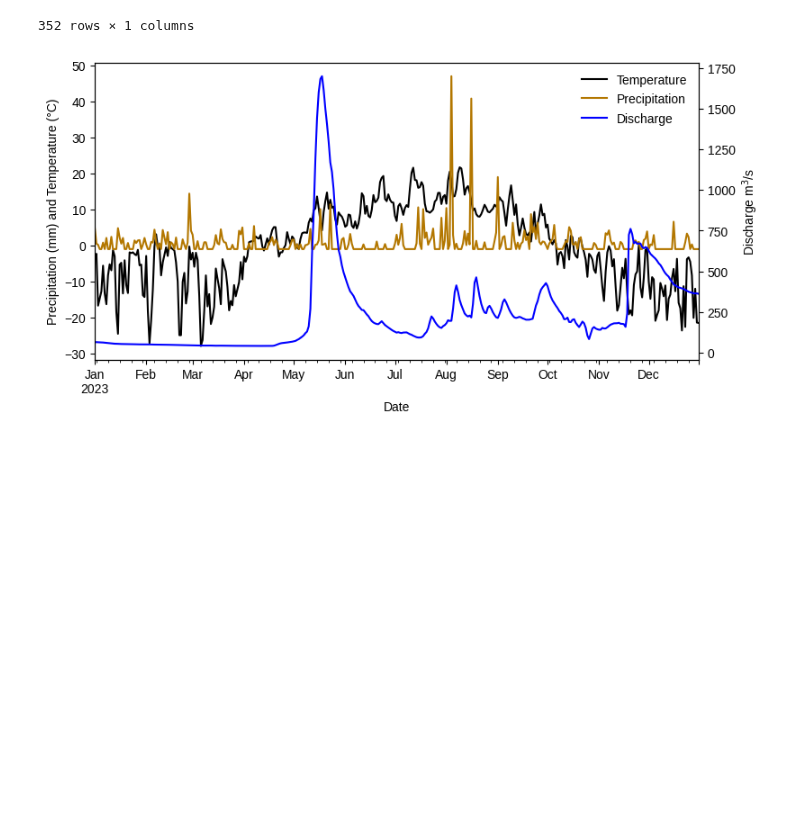
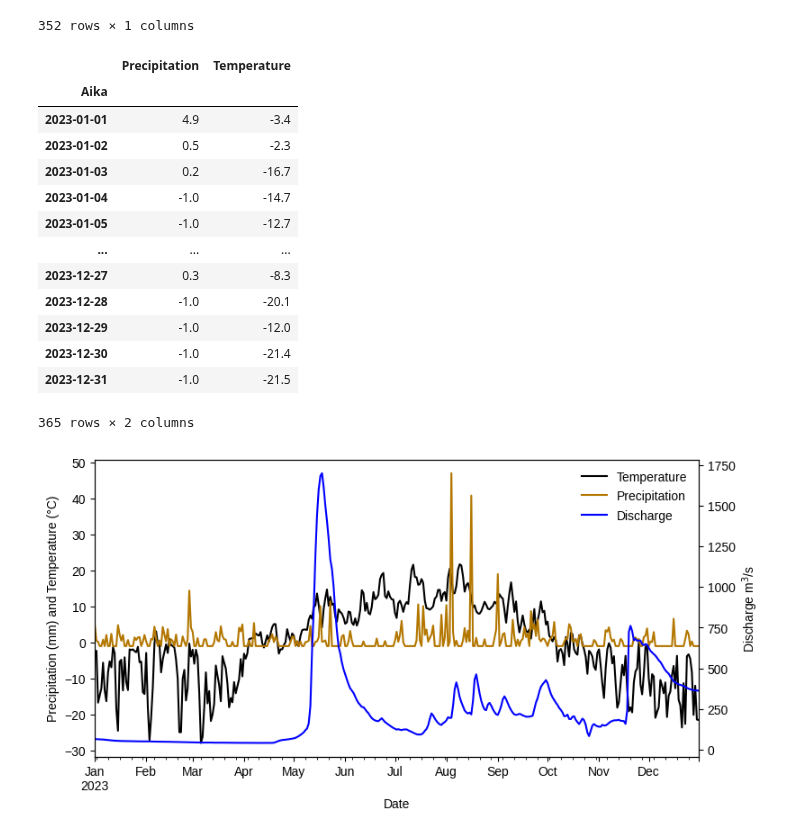
Before and after one commit to susannakukka/bathymetric-model-analysis, a Jupyter notebook: notebooks/annual_weather_plot.ipynb, the cells around one changed output. Cells and saved outputs as stored; diff of their text form; code cells hidden in the pictures; blank space fills up the shorter version.

```diff
--- a/notebooks/flow_rate.ipynb
+++ b/notebooks/annual_weather_plot.ipynb
@@ -57,3 +55,21 @@ wdata.columns = ['Aika', 'Precipitation', 'Temperature']
 wdata["Aika"] = pd.to_datetime(wdata["Aika"], format="mixed", dayfirst=True)
 wdata = wdata.set_index("Aika")
+# %%
+#check
+wdata
+# %% [output]
+|  | Precipitation | Temperature |
+| Aika |  |  |
+| 2023-01-01 | 4.9 | -3.4 |
+| 2023-01-02 | 0.5 | -2.3 |
+| 2023-01-03 | 0.2 | -16.7 |
+| 2023-01-04 | -1.0 | -14.7 |
+| 2023-01-05 | -1.0 | -12.7 |
+| ... | ... | ... |
+| 2023-12-27 | 0.3 | -8.3 |
+| 2023-12-28 | -1.0 | -20.1 |
+| 2023-12-29 | -1.0 | -12.0 |
+| 2023-12-30 | -1.0 | -21.4 |
+| 2023-12-31 | -1.0 | -21.5 |
+365 rows × 2 columns
 # %%
```
Also changed, not shown: parts of 11 cells of this notebook, 5 other files.
